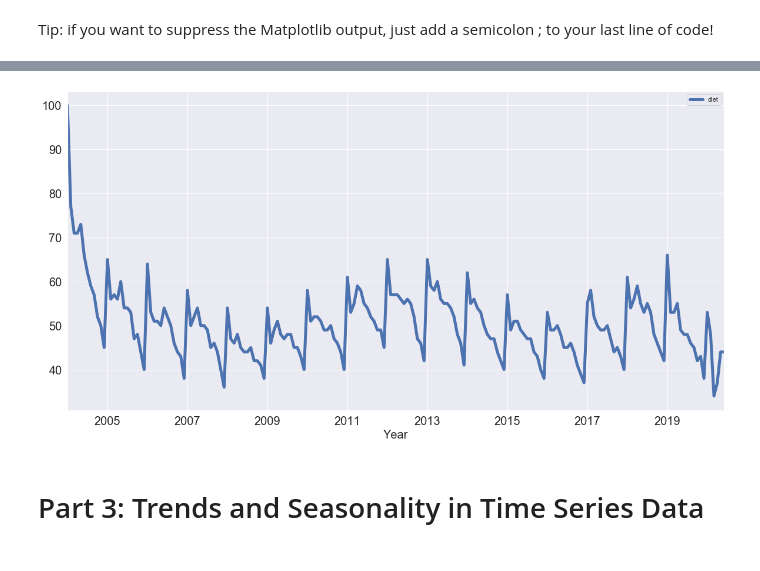
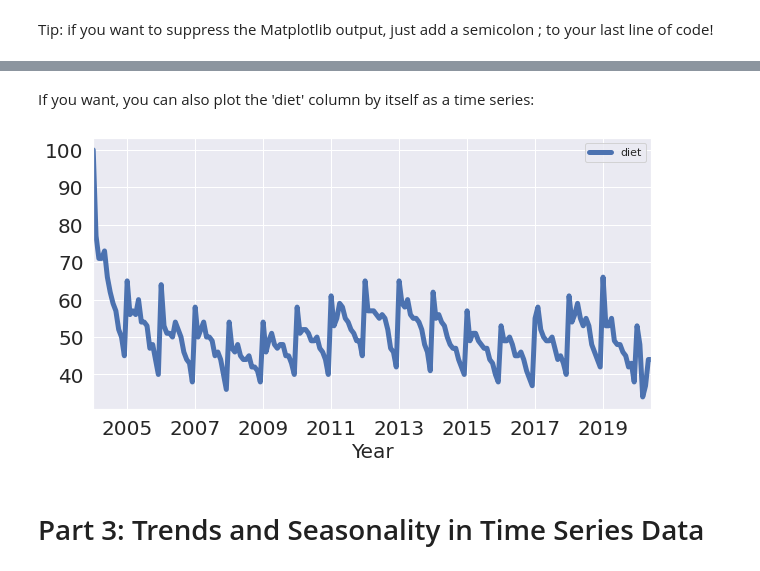
Before and after one commit to davidzarruk/AdvancedMethodsDataAnalysisClass, a Jupyter notebook: notebooks/01-IntroTSA.ipynb, the cells around one changed output, grey strips where cells are left out. Drawn from its saved outputs; the diff is of its cells as text; code cells hidden in the pictures.

```diff
--- a/notebooks/01-IntroTSA.ipynb
+++ b/notebooks/01-IntroTSA.ipynb
@@ -360,8 +356,10 @@ If you want, you can also plot the 'diet' column by itself as a time series:
+# %% [markdown]
+If you want, you can also plot the 'diet' column by itself as a time series:
 # %%
-df[['diet']].plot(figsize=(20,10), linewidth=5, fontsize=20)
+df[['diet']].plot(figsize=(10,5), linewidth=5, fontsize=20)
 plt.xlabel('Year', fontsize=20);
 # %% [output]
-[figure, old version]
+[figure, new version]
 # %% [markdown]
 # Part 3: Trends and Seasonality in Time Series Data
 # %% [markdown]
```
Also changed, not shown: parts of 46 cells of this notebook, 3 other files.
